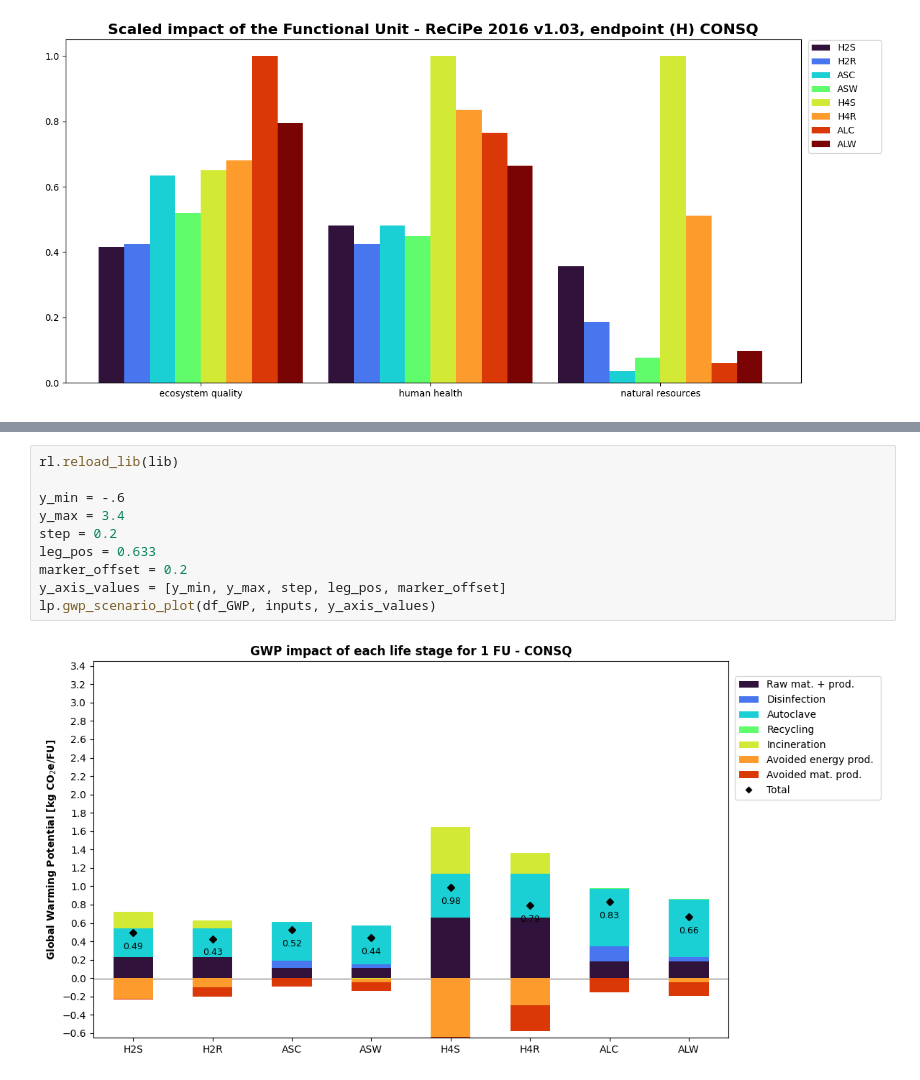
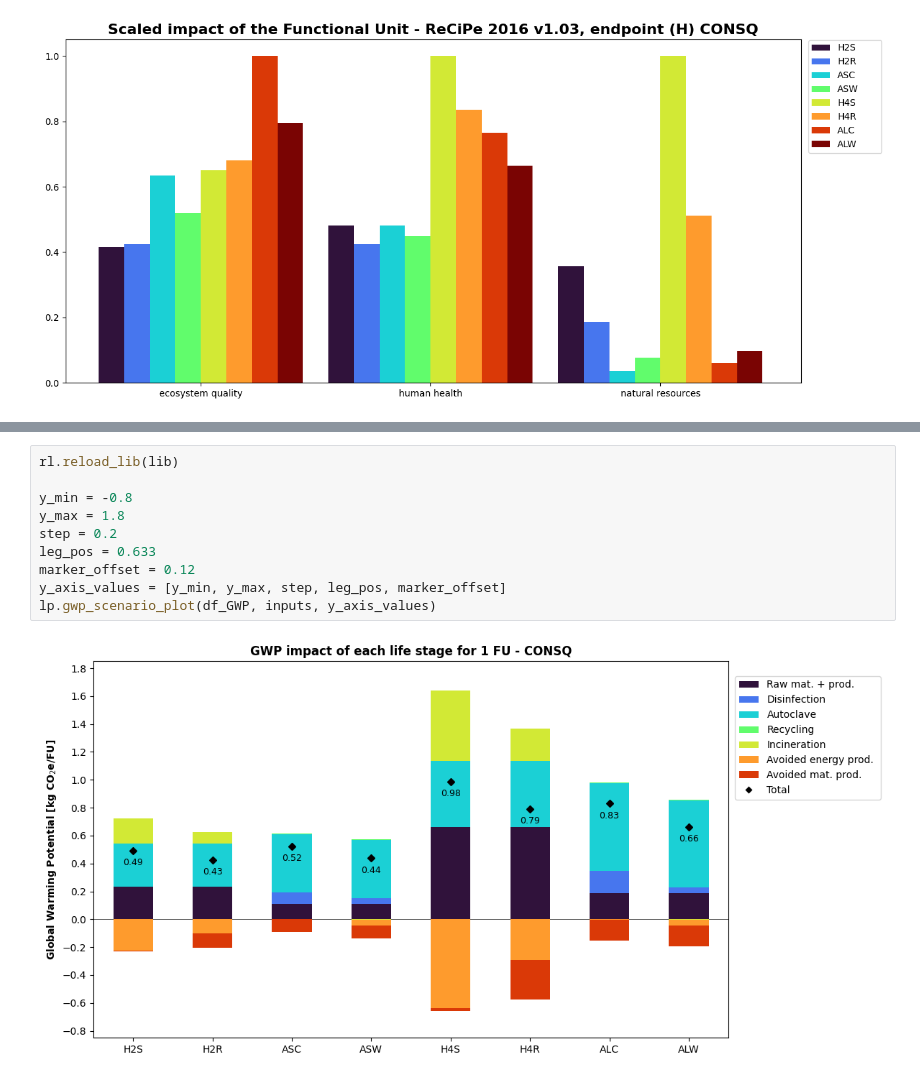
Before and after one commit to RuneWF/Single-use-vs-multi-use-in-health-care, a Jupyter notebook: Brighway/Ofir/Ofir.ipynb, the cells around one changed output, grey strips where cells are left out. Saved outputs shown, nothing was run; the diff lists cells and outputs as text.

```diff
--- a/Brighway/Ofir/Ofir.ipynb
+++ b/Brighway/Ofir/Ofir.ipynb
@@ -111,15 +112,15 @@ df_stack_updated
 # %%
 rl.reload_lib(lib)
 
-y_min = -.6
-y_max = 3.4
+y_min = -0.8
+y_max = 1.8
 step = 0.2
 leg_pos = 0.633
-marker_offset = 0.2
+marker_offset = 0.12
 y_axis_values = [y_min, y_max, step, leg_pos, marker_offset]
 lp.gwp_scenario_plot(df_GWP, inputs, y_axis_values)
 # %% [output]
-[figure, old version]
+[figure, new version]
 # %%
 rl.reload_lib(lib)
 
```
Also changed, not shown: parts of 5 cells of this notebook, 22 other files.
